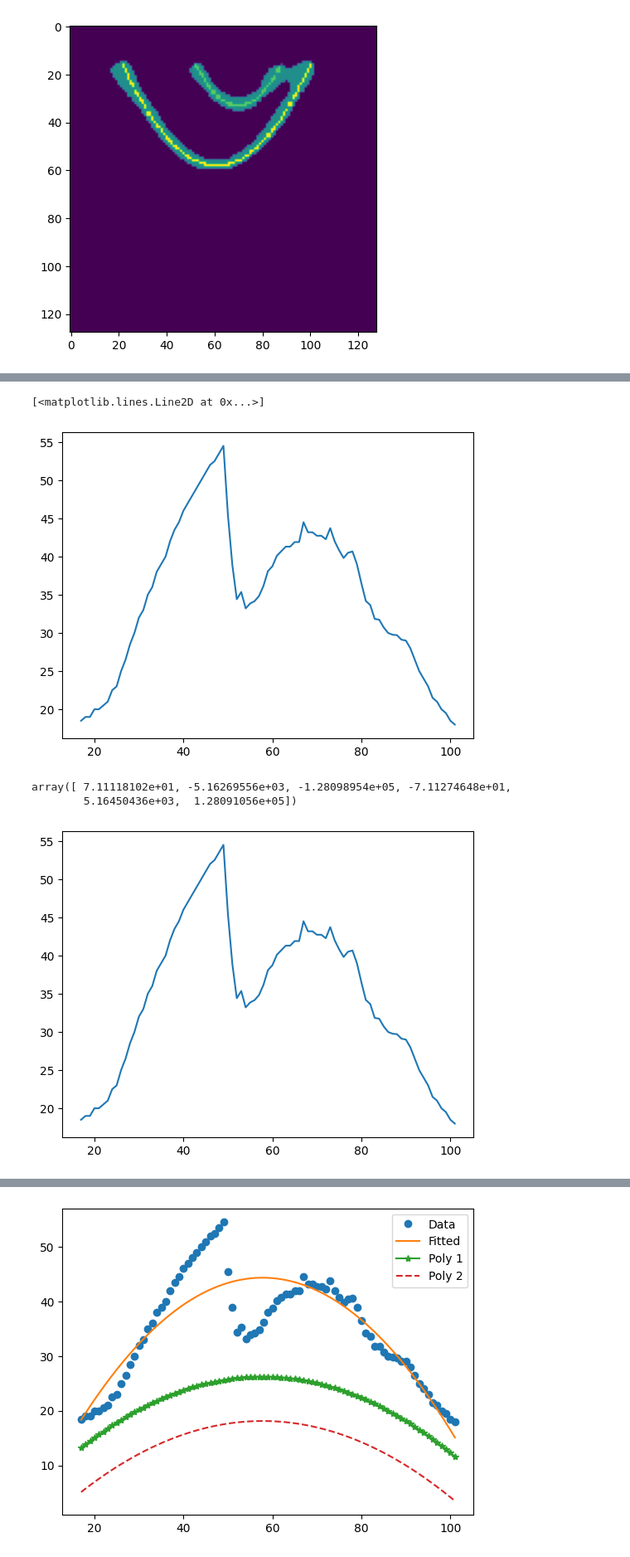
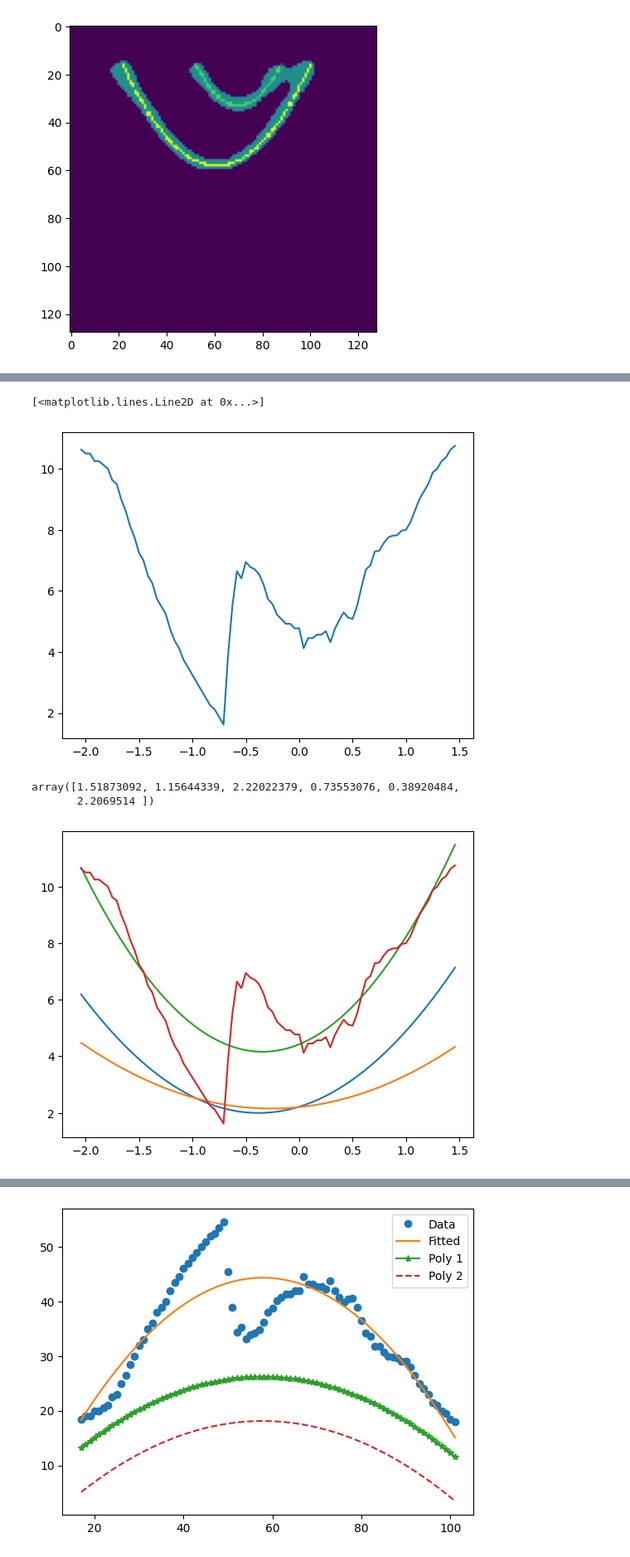
Before and after one commit to khachaturyan-1991/PlotExtract, a Jupyter notebook: WorkingBeast.ipynb, the cells around one changed output, grey strips where cells are left out. Shown at 83% size. Saved outputs shown, nothing was run; the diff lists cells and outputs as text; code cells hidden in the pictures.

```diff
--- a/WorkingBeast.ipynb
+++ b/WorkingBeast.ipynb
@@ -570,6 +570,13 @@ ax.set_ylim(-10, 10)
 from models_zoo.unet import UNet
 from data.data import create_dataloader
 from utils import load_model
+# %%
+def rescale(dictx):
+    rescaled = {}
+    for key in dictx:
+        new_key = (key - 66) / 24
+        rescaled[new_key] = ((-1) * dictx[key] + 61) / 4
+    return rescaled
 # %%
 model = UNet()
 model = load_model(model, "intermediate.pth")
@@ -606,39 +653,39 @@ for x, y in t:
     t_dict[x].append(y)
 # %%
 t_mean = {ti:np.mean(t_dict[ti]) for ti in tx_set}
+t_mean = rescale(t_mean)
 plt.plot(t_mean.keys(), t_mean.values())
 # %% [output]
 [<matplotlib.lines.Line2D at 0x...>]
-[figure, old version]
+[figure, new version]
 # %%
 from scipy.optimize import curve_fit
 # %%
 x_values = np.array(list(t_mean.keys()))
 y_values = np.array(list(t_mean.values()))
 
-def superposition(x, a11, a12, a13, a21, a22, a23):
+def superposition(x, a11, a12, a13):
     y1 = np.poly1d([a11, a12, a13])
-    y2 = np.poly1d([a21, a22, a23])
-    return y1(x) + y2(x)
+    return y1(x)
 
-#bnds = [(-8, -8, -8, -8, -8, -8), (8, 8, 8, 8, 8, 8)]
-coefficients, _ = curve_fit(superposition, x_values, y_values) #, bounds=bnds)
+bnds = [(-8, -8, -8, -8, -8, -8), (8, 8, 8, 8, 8, 8)]
+coefficients, _ = curve_fit(superposition, x_values, y_values, bounds=bnds)
 # %%
 coefficients
 # %% [output]
-array([ 7.11118102e+01, -5.16269556e+03, -1.28098954e+05, -7.11274648e+01,
-        5.16450436e+03,  1.28091056e+05])
+array([1.51873092, 1.15644339, 2.22022379, 0.73553076, 0.38920484,
+       2.2069514 ])
 # %%
 y1 = np.poly1d(coefficients[:3])
 y2 = np.poly1d(coefficients[3:])
 
-# plt.plot(x_values, y1(x_values))
-# plt.plot(x_values, y2(x_values))
-# plt.plot(x_values, y1(x_values) + y2(x_values))
+plt.plot(x_values, y1(x_values))
+plt.plot(x_values, y2(x_values))
+plt.plot(x_values, y1(x_values) + y2(x_values))
 plt.plot(t_mean.keys(), t_mean.values())
 plt.show()
 # %% [output]
-[figure, old version]
+[figure, new version]
 # %%
 import numpy as np
 from scipy.optimize import minimize
```
Also changed, not shown: parts of 12 cells of this notebook.
